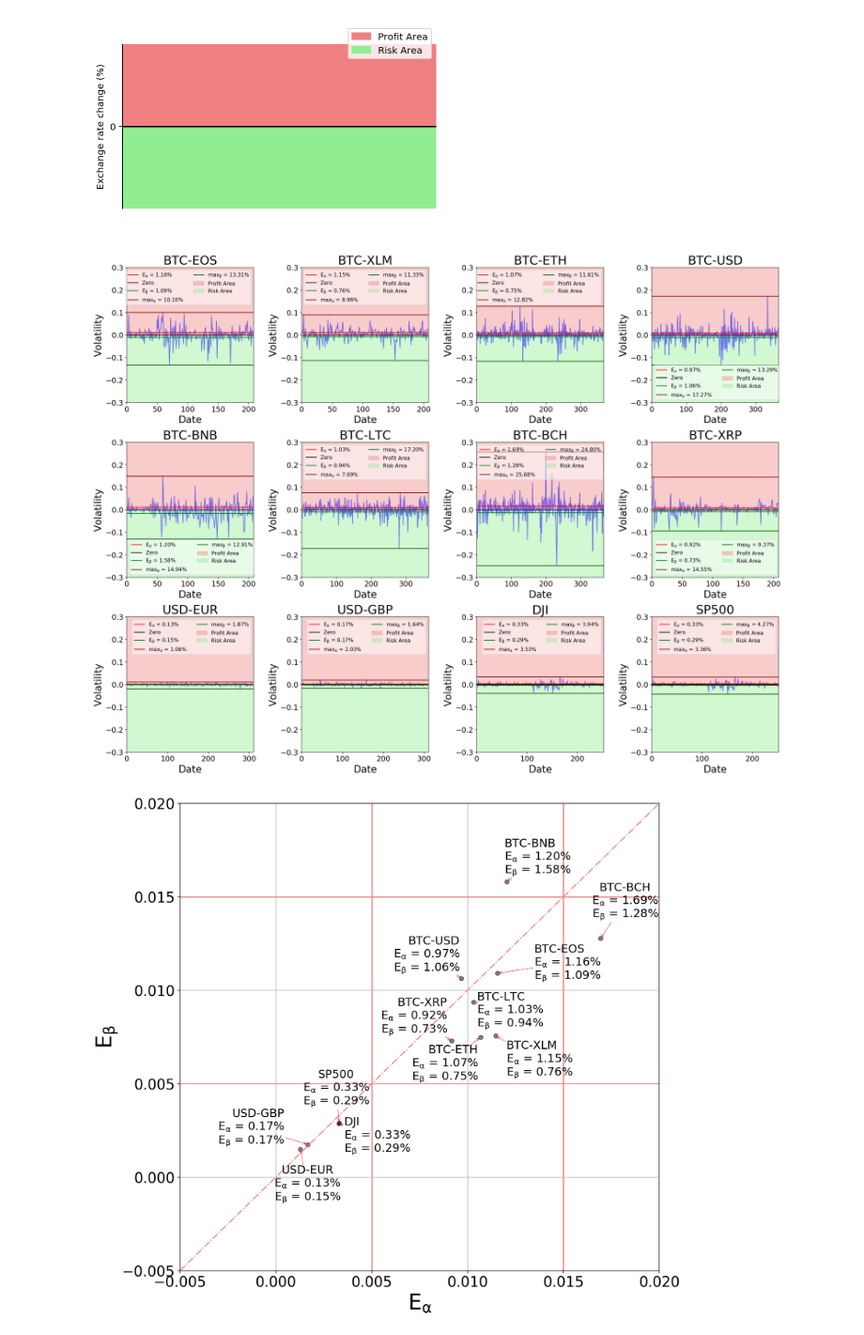
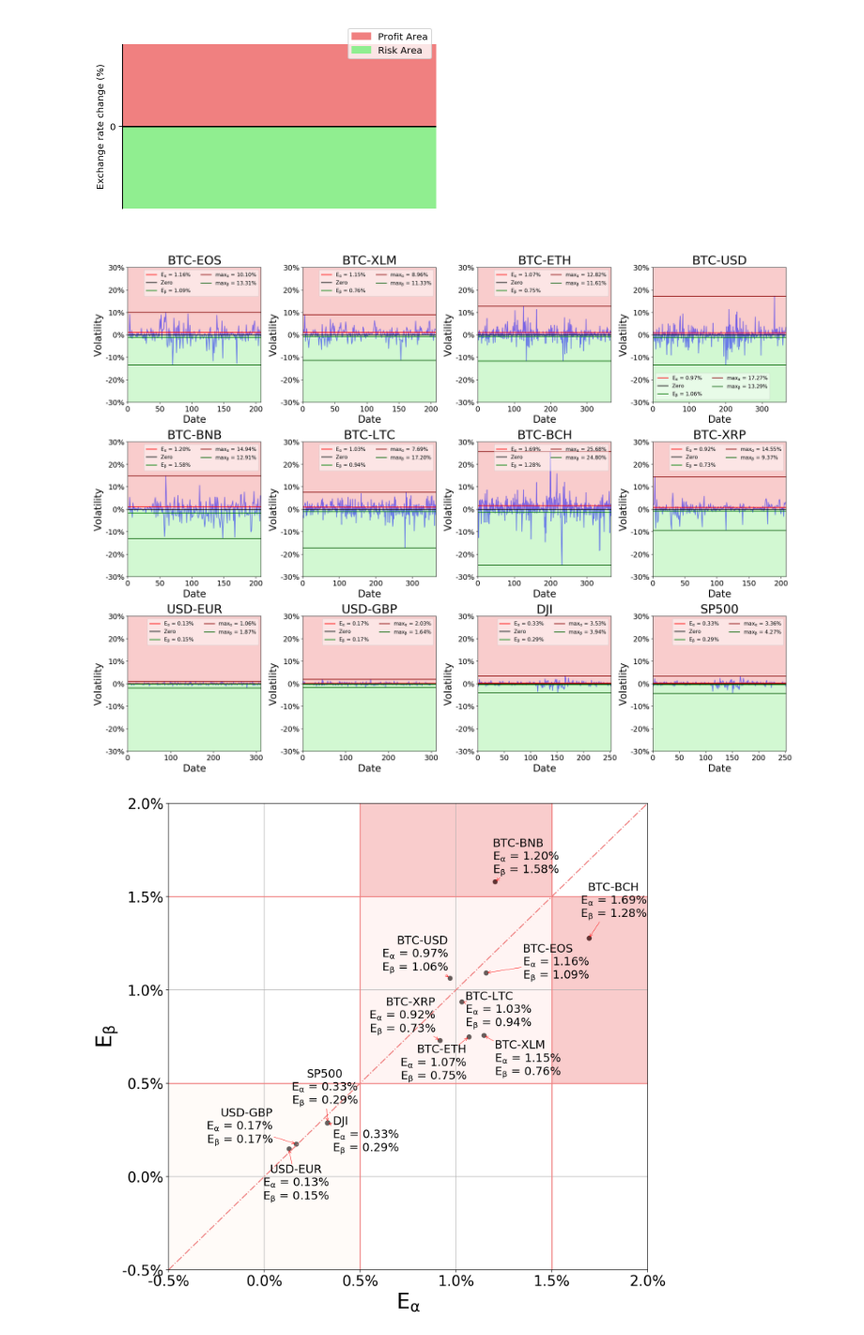
Before and after one commit to DEX-ware/fair-atomic-swap, a Jupyter notebook: src/evaluation/evaluation.ipynb, the cells around one changed output. Shown at 94% size. Saved outputs shown, nothing was run; the diff lists cells and outputs as text; code cells hidden in the pictures.

```diff
--- a/src/evaluation/evaluation.ipynb
+++ b/src/evaluation/evaluation.ipynb
@@ -320,8 +320,8 @@ for k, v in data.items():
     ax.margins(0)
 
     # profit area and risk area
-    ax.add_patch(Rectangle((0, 0), v_ser.size, 0.3, color='lightcoral', label='Profit Area', alpha=0.4))
-    ax.add_patch(Rectangle((0, -0.3), v_ser.size, 0.3, color='lightgreen', label='Risk Area', alpha=0.4))
+    ax.add_patch(Rectangle((0, 0), v_ser.size, 0.3, color='lightcoral', alpha=0.4))
+    ax.add_patch(Rectangle((0, -0.3), v_ser.size, 0.3, color='lightgreen', alpha=0.4))
 
     # plot line
     ax.plot(v_ser.astype('float').values, '-', color='blue', alpha=0.5)
@@ -342,6 +342,9 @@ for k, v in data.items():
     ax.yaxis.set_tick_params(labelsize=15)
     ax.set_ylim([-0.3, 0.3])
 
+    vals = ax.get_yticks()
+    ax.set_yticklabels(['{:.0%}'.format(x) for x in vals])
+
     ax.set_title(k.upper(), fontsize=25)
     ax.legend(fontsize=10.5, ncol=2, fancybox=True, framealpha=0.5)
 
@@ -349,7 +352,7 @@ plt.tight_layout()
 # plt.show()
 plt.savefig('../../paper/figs/volatility_analysis.eps', rasterized=True)
 # %% [output]
-[figure, old version]
+[figure, new version]
 # %%
 # get all data
 Eups, Edowns = [], []
@@ -373,33 +376,47 @@ for k, v in data.items():
 
     txts.append(txt)
 
+
 # plot
 fig = plt.figure(figsize=(12, 12))
-p1 = plt.scatter(Eups, Edowns, color="black", alpha=0.5)
+fig.set_rasterized(True)
+p1 = plt.scatter(Eups, Edowns, color="black")
 texts = []
 for x, y, s in zip(Eups, Edowns, txts):
     texts.append(plt.text(x, y, s, fontsize=16))
+
 
 plt.plot([-0.005, 0.02], [0.005, 0.005], color='lightcoral')
 plt.plot([-0.005, 0.02], [0.015, 0.015], color='lightcoral')
 
 plt.plot([0.005, 0.005], [-0.005, 0.020], color='lightcoral')
 plt.plot([0.015, 0.015], [-0.005, 0.020], color='lightcoral')
 plt.plot([-0.005, 0.020], [-0.005, 0.020], '-.', color='lightcoral')
 
+plt.gca().add_patch(Rectangle((-0.005, -0.005), 0.01, 0.01, color='seashell', alpha=0.4))
+plt.gca().add_patch(Rectangle((0.005, 0.005), 0.01, 0.01, color='mistyrose', alpha=0.4))
+plt.gca().add_patch(Rectangle((0.005, 0.015), 0.01, 0.005, color='lightcoral', alpha=0.4))
+plt.gca().add_patch(Rectangle((0.015, 0.005), 0.005, 0.01, color='lightcoral', alpha=0.4))
+
 
 plt.xlim([-0.005, 0.02])
 plt.ylim([-0.005, 0.02])
 plt.xlabel(r'$E_\alpha$', fontsize=30)
 plt.ylabel(r'$E_\beta$', fontsize=30)
 plt.tick_params(axis='both', labelsize=20)
 
+vals = plt.gca().get_yticks()
+plt.gca().set_yticklabels(['{:.1%}'.format(x) for x in vals])
+
+vals = plt.gca().get_xticks()
+plt.gca().set_xticklabels(['{:.1%}'.format(x) for x in vals])
+
 
 adjust_text(texts, arrowprops=dict(arrowstyle="->", color='r', lw=0.5))
 
 
 plt.grid()
 
-plt.savefig('../../paper/figs/vol_scatter.eps')
+plt.savefig('../../paper/figs/vol_scatter.eps', rasterized=True)
 # %% [output]
-[figure, old version]
+[figure, new version]
```
Also changed, not shown: 5 other files.
